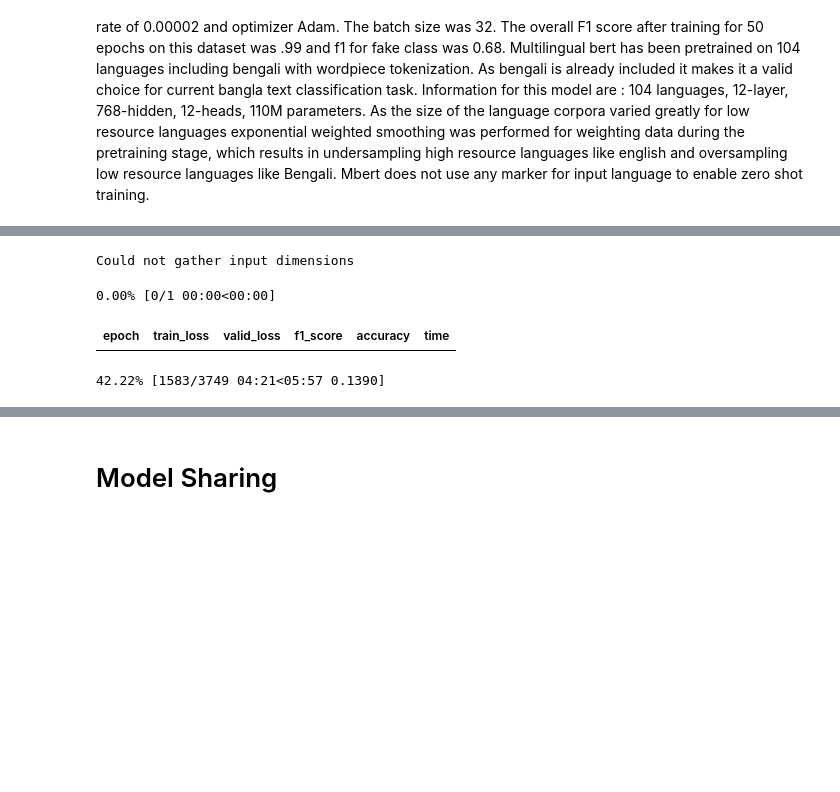
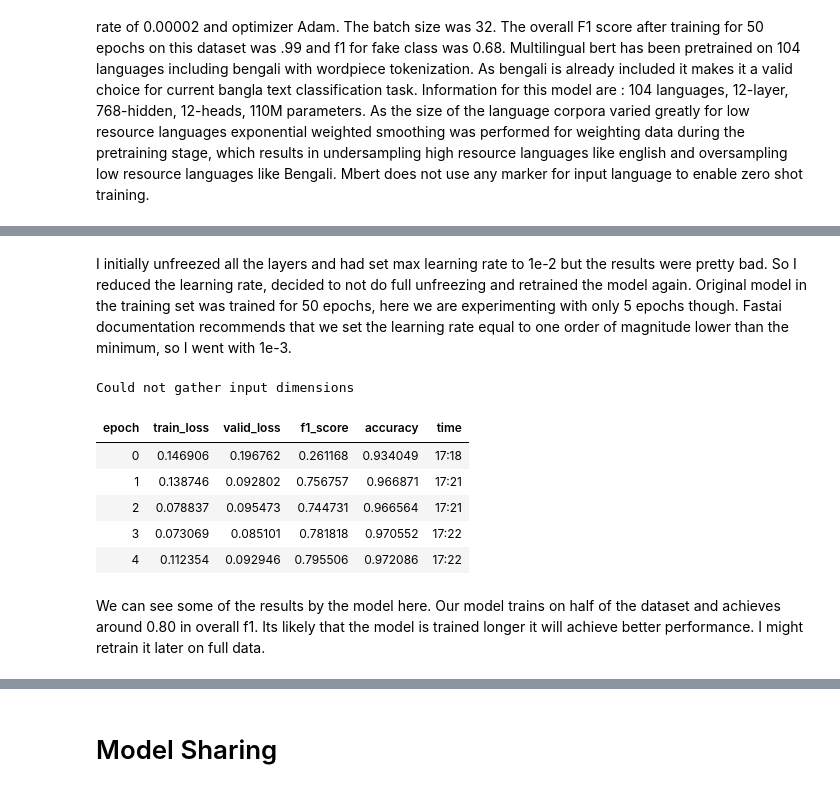
Before and after one commit to Tahsin-Mayeesha/tahsin_mayeesha, a Jupyter notebook: _notebooks/2021-08-05_bangla-fake-news.ipynb, the cells around one changed output, grey strips where cells are left out. Drawn from its saved outputs; the diff is of its cells as text; code cells hidden in the pictures; blank space fills up the shorter version.

````diff
--- a/_notebooks/2021-08-05_bangla-fake-news.ipynb
+++ b/_notebooks/2021-08-05_bangla-fake-news.ipynb
@@ -66,6 +65,6 @@ sample image goes here
 # %%
 fake = pd.read_csv("/content/drive/MyDrive/fake news/Fake-1K.csv")
-authentic = pd.read_csv("/content/drive/MyDrive/fake news/Authentic-48K.csv",engine='python',error_bad_lines=False,warn_bad_lines=True)
+authentic = pd.read_csv("/content/drive/MyDrive/fake news/Authentic-48K.csv",engine='python',error_bad_lines=False,warn_bad_lines=True,nrows=15000)
 df = pd.concat([authentic[['headline','content','label']],fake[['headline','content','label']]])
 df.reset_index(drop=True,inplace=True)
 # %%
@@ -86,7 +85,7 @@ df.label=df.label.map({1:"Authentic",0:"Fake"})
 # %%
 from sklearn.model_selection import train_test_split
 
-train, valid = train_test_split(df, test_size=0.3)
+train, valid = train_test_split(df, test_size=0.2)
 # %% [markdown]
 We will use ```Blurr``` high level API for sequence classification with the pandas dataframe where ```BlearnerForSequenceClassification.from_dataframe()``` method takes in a dataframe, splits them from the column of default ```is_valid``` using Fastai's [```ColSplitter```](https://docs.fast.ai/data.transforms.html#ColSplitter) into train and test splits, constructs the datablock and dataloaders and uses them for training. So we add a ```'is_valid'``` column in the dataframe. There are other ways of splitting the data available in Fastai like ```RandomSubsetSplitter``` where we can randomize the data inside a dataframe. Since we used scikit-learns train test split to shuffle the dataframe for now we can go with Column based splitting.
 # %%
@@ -146,8 +154,13 @@ learn.lr_find(suggest_funcs=[minimum, steep, valley, slide])
+# %% [markdown]
+I initially unfreezed all the layers and had set max learning rate to 1e-2 but the results were pretty bad. So I reduced the learning rate, decided to not do full unfreezing and retrained the model again. Original model in the training set was trained for 50 epochs, here we are experimenting with only 5 epochs though. Fastai documentation recommends that we set the learning rate equal to one order of magnitude lower than the minimum, so I went with 1e-3.
 # %%
-learn.freeze()
-learn.fit_one_cycle(1, lr_max=1e-2,cbs=[WandbCallback(log_preds=False, log_model=False)])
+#learn.unfreeze()
+learn.fit_one_cycle(5, lr_max=1e-3,cbs=[WandbCallback(log_preds=False, log_model=False)])
 # %% [output]
 Could not gather input dimensions
-0.00% [0/1 00:00<00:00]
 | epoch | train_loss | valid_loss | f1_score | accuracy | time |
+| 0 | 0.146906 | 0.196762 | 0.261168 | 0.934049 | 17:18 |
+| 1 | 0.138746 | 0.092802 | 0.756757 | 0.966871 | 17:21 |
+| 2 | 0.078837 | 0.095473 | 0.744731 | 0.966564 | 17:21 |
+| 3 | 0.073069 | 0.085101 | 0.781818 | 0.970552 | 17:22 |
+| 4 | 0.112354 | 0.092946 | 0.795506 | 0.972086 | 17:22 |
-42.22% [1583/3749 04:21<05:57 0.1390]
@@ -157,3 +167,5 @@ learn.fit_one_cycle(3, lr_max=1e-2,cbs=[WandbCallback(log_preds=False, log_model
+# %% [markdown]
+We can see some of the results by the model here. Our model trains on half of the dataset and achieves around 0.80 in overall f1. Its likely that the model is trained longer it will achieve better performance. I might retrain it later on full data.
 # %%
 learn.show_results(learner=learn, max_n=4,trunc_at=200)
 # %% [output]
````
Also changed, not shown: parts of 33 cells of this notebook, 2 other files.
